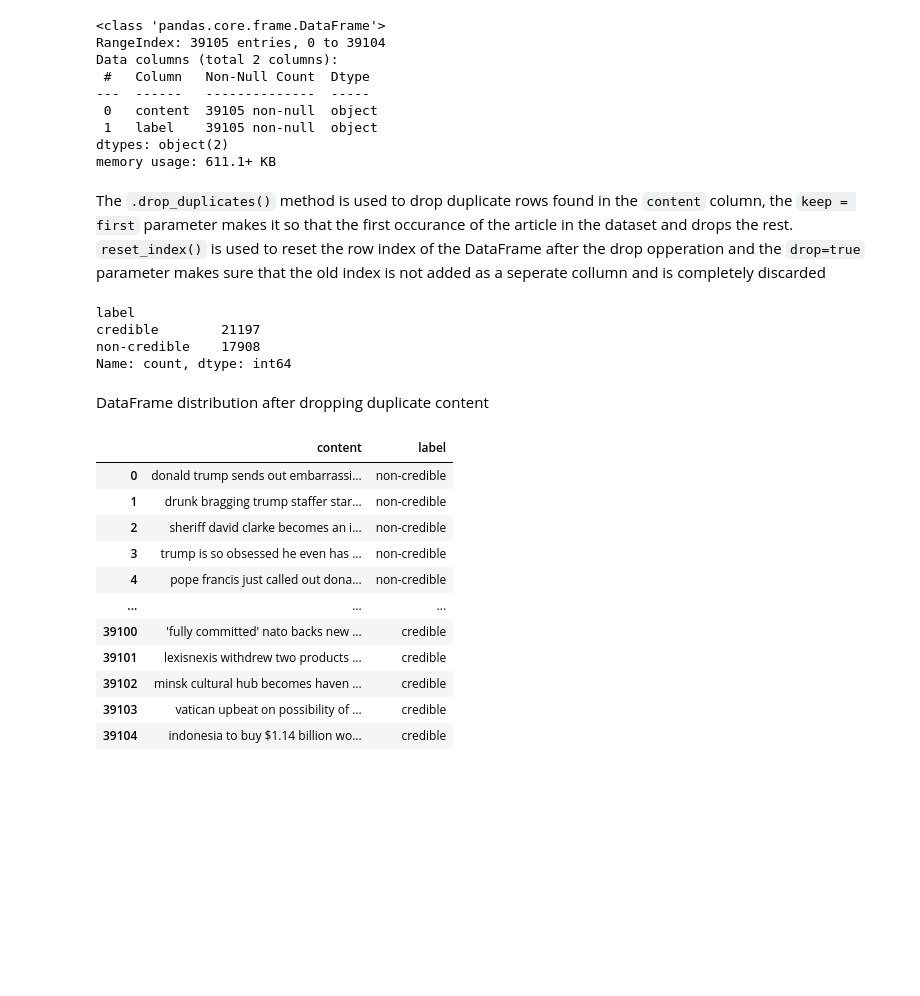
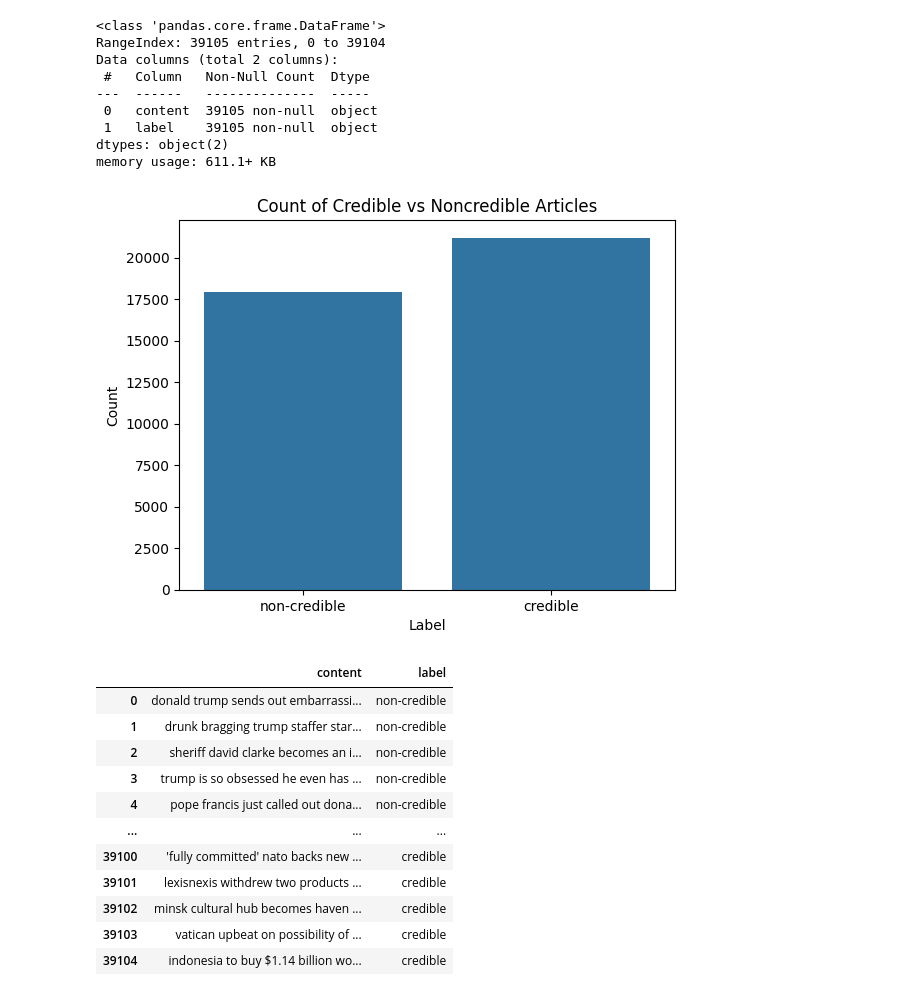
Before and after one commit to Akyas-S/News-Classification-NLP-model, a Jupyter notebook: NLP notebook.ipynb, the cells around one changed output. Drawn from its saved outputs; the diff is of its cells as text; code cells hidden in the pictures; blank space fills up the shorter version.

```diff
--- a/NLP notebook.ipynb
+++ b/NLP notebook.ipynb
@@ -233,17 +236,15 @@ Data columns (total 2 columns):
  1   label    39105 non-null  object
 dtypes: object(2)
 memory usage: 611.1+ KB
-# %% [markdown]
-The `.drop_duplicates()` method is used to drop duplicate rows found in the `content` column, the `keep = first` parameter makes it so that the first occurance of the article in the dataset and drops the rest. `reset_index()` is used to reset the row index of the DataFrame after the drop opperation and the `drop=true` parameter makes sure that the old index is not added as a seperate collumn and is completely discarded
 # %%
-print(df['label'].value_counts())
+
+sns.countplot(x='label', data=df)
+plt.title('Count of Credible vs Noncredible Articles')
+plt.xlabel('Label')
+plt.ylabel('Count')
+plt.show()
 # %% [output]
-label
-credible        21197
-non-credible    17908
-Name: count, dtype: int64
+[figure, added]
-# %% [markdown]
-DataFrame distribution after dropping duplicate content
 # %%
 df
 # %% [output]
```
Also changed, not shown: parts of 20 cells of this notebook, 1 other file.
